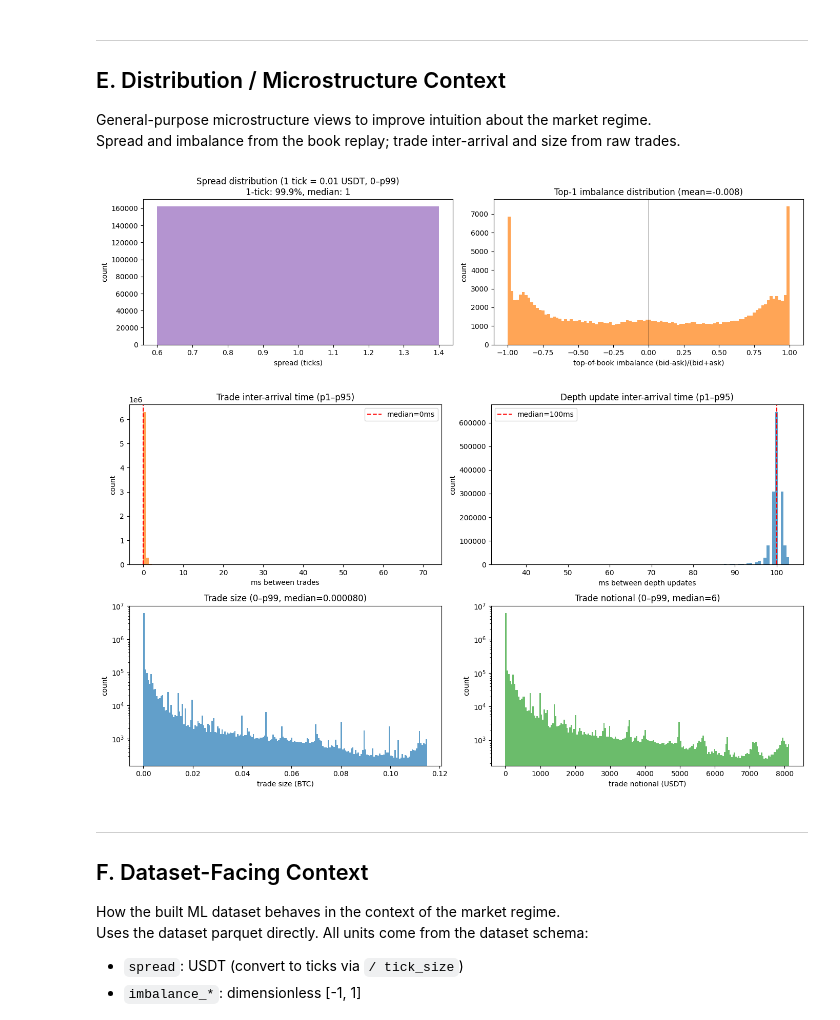
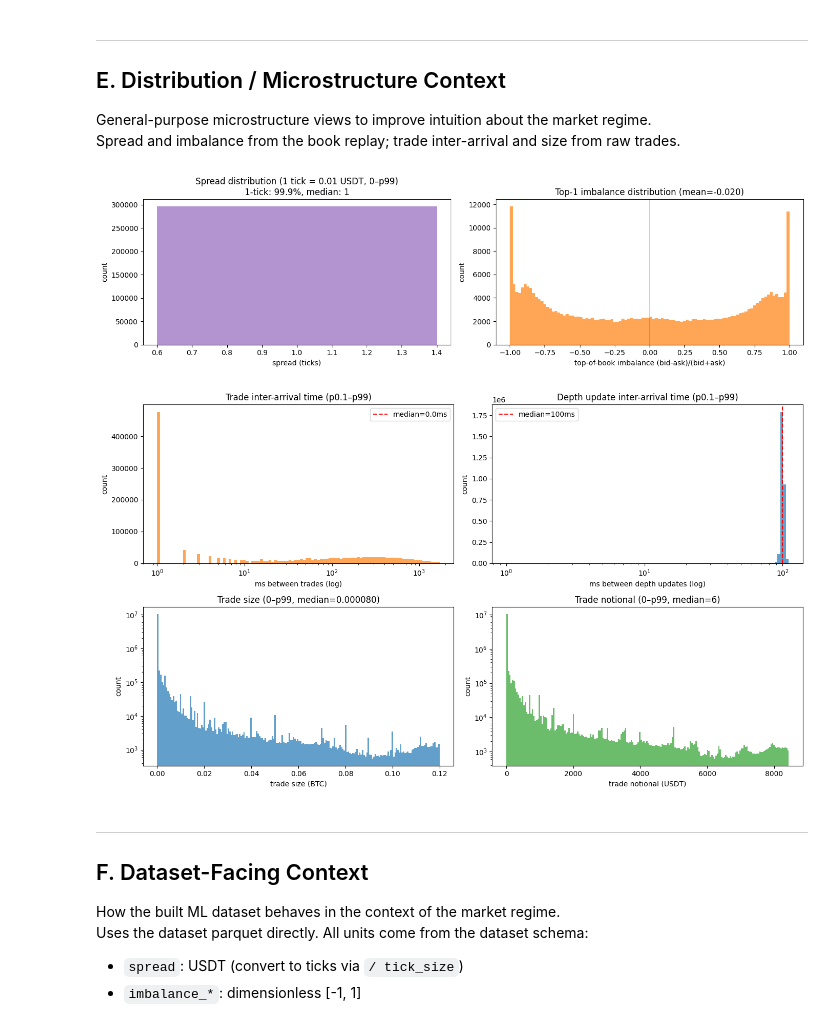
Before and after one commit to EfremtsevVsevolod/hft-research-env, a Jupyter notebook: notebooks/market_context.ipynb, the cells around one changed output. Cells and saved outputs as stored; diff of their text form; code cells hidden in the pictures.

```diff
--- a/notebooks/market_context.ipynb
+++ b/notebooks/market_context.ipynb
@@ -16,14 +16,10 @@ from pathlib import Path
 
 # --- Paths (set to None to skip that data source) ---
 RAW_DATA_PATH = Path("../data/raw/binance/BTCUSDT_v2")   # directory with *.parquet
-DATASET_PATH  = Path("../data/datasets/binance/BTCUSDT_v2/dataset_v1.parquet")  # built ML dataset
+DATASET_PATH  = Path("../data/datasets/binance/BTCUSDT_v2/dataset_i100_tw1000_w600_h1000.parquet")  # built ML dataset
 
 # --- Symbol ---
 SYMBOL = "BTCUSDT"
-
-# --- Replay / dataset params (for interpretation, not computation) ---
-INTERVAL_MS = 100       # sampling grid interval
-HORIZON_MS  = 200       # label lookahead horizon
 
 # --- Book replay settings ---
 BOOK_SAMPLE_MS = 1000   # how often to sample book state (ms)
@@ -38,8 +34,8 @@ PLOT_RESAMPLE = "5min"          # resample rule for time-series plots
 RV_WINDOW     = "5min"          # realized volatility bucket size
 
 # --- Output ---
-SAVE_OUTPUTS = True
-OUTPUT_DIR   = Path(f"../reports/market_context/{SYMBOL}/run_01")
+SAVE_OUTPUTS = False
+OUTPUT_DIR   = Path(f"../reports/market_context/{SYMBOL}/run_02")
 # %%
 import json, warnings
 from datetime import timezone as _tz
@@ -568,62 +563,68 @@ if book_df is not None and not book_df.empty:
 else:
     print("No book data — skipping book distributions.")
 # %% [output]
-[figure, old version]
+[figure, new version]
 # %%
 if trades is not None and not trades.empty:
     fig, axes = plt.subplots(2, 2, figsize=(14, 8))
 
-    # Trade inter-arrival time
+    # Trade inter-arrival time (log-spaced bins)
     ax = axes[0, 0]
     iat_trade = trades["recv_ts"].diff().dropna()
-    lo, hi, tag = _qrange(iat_trade, 0.01, 0.95)
-    ax.hist(iat_trade, bins=100, range=(lo, hi), edgecolor="none", alpha=0.7, color="tab:orange")
-    ax.set_xlabel("ms between trades")
+    iat_pos = iat_trade[iat_trade > 0]
+    lo, hi = iat_pos.quantile(0.001), iat_pos.quantile(0.99)
+    bins = np.logspace(np.log10(max(lo, 0.01)), np.log10(hi), 100)
+    ax.hist(iat_pos, bins=bins, edgecolor="none", alpha=0.7, color="tab:orange")
+    ax.set_xscale("log")
+    ax.set_xlabel("ms between trades (log)")
     ax.set_ylabel("count")
-    ax.axvline(iat_trade.median(), color="red", ls="--", label=f"median={iat_trade.median():.0f}ms")
-    ax.set_title(f"Trade inter-arrival time ({tag})")
+    ax.axvline(iat_trade.median(), color="red", ls="--", label=f"median={iat_trade.median():.1f}ms")
+    ax.set_title(f"Trade inter-arrival time (p0.1–p99)")
     ax.legend()
 
-    # Depth update inter-arrival time
+    # Depth update inter-arrival time (log-spaced bins)
     ax = axes[0, 1]
     if raw_df is not None:
         depth_ts = raw_df.loc[raw_df.event_type == "depthUpdate", "recv_ts"]
         iat_depth = depth_ts.diff().dropna()
-        lo, hi, tag = _qrange(iat_depth, 0.01, 0.95)
-        ax.hist(iat_depth, bins=100, range=(lo, hi), edgecolor="none", alpha=0.7, color="tab:blue")
-        ax.set_xlabel("ms between depth updates")
+        iat_d_pos = iat_depth[iat_depth > 0]
+        lo, hi = iat_d_pos.quantile(0.001), iat_d_pos.quantile(0.99)
+        bins = np.logspace(np.log10(max(lo, 0.01)), np.log10(hi), 100)
+        ax.hist(iat_d_pos, bins=bins, edgecolor="none", alpha=0.7, color="tab:blue")
+        ax.set_xscale("log")
+        ax.set_xlabel("ms between depth updates (log)")
         ax.set_ylabel("count")
         ax.axvline(iat_depth.median(), color="red", ls="--", label=f"median={iat_depth.median():.0f}ms")
-        ax.set_title(f"Depth update inter-arrival time ({tag})")
+        ax.set_title(f"Depth update inter-arrival time (p0.1–p99)")
         ax.legend()
 
     # Trade size distribution (base asset)
     ax = axes[1, 0]
     q = trades["qty"]
     lo, hi, tag = _qrange(q, 0, 0.99)
     ax.hist(q, bins=200, range=(lo, hi), edgecolor="none", alpha=0.7)
     ax.set_yscale("log")
     ax.set_xlabel(f"trade size ({SYMBOL[:3]})")
     ax.set_ylabel("count")
     ax.set_title(f"Trade size ({tag}, median={q.median():.6f})")
 
     # Trade notional distribution
     ax = axes[1, 1]
     n = trades["notional"]
     lo, hi, tag = _qrange(n, 0, 0.99)
     ax.hist(n, bins=200, range=(lo, hi), edgecolor="none", alpha=0.7, color="tab:green")
     ax.set_yscale("log")
     ax.set_xlabel("trade notional (USDT)")
     ax.set_ylabel("count")
     ax.set_title(f"Trade notional ({tag}, median={n.median():.0f})")
 
     fig.tight_layout()
     _save_fig(fig, "microstructure_trades")
     plt.show()
 else:
     print("No trade data — skipping trade distributions.")
 # %% [output]
-[figure, old version]
+[figure, new version]
 # %% [markdown]
 ---
 ## F. Dataset-Facing Context
```
Also changed, not shown: parts of 18 cells of this notebook.
